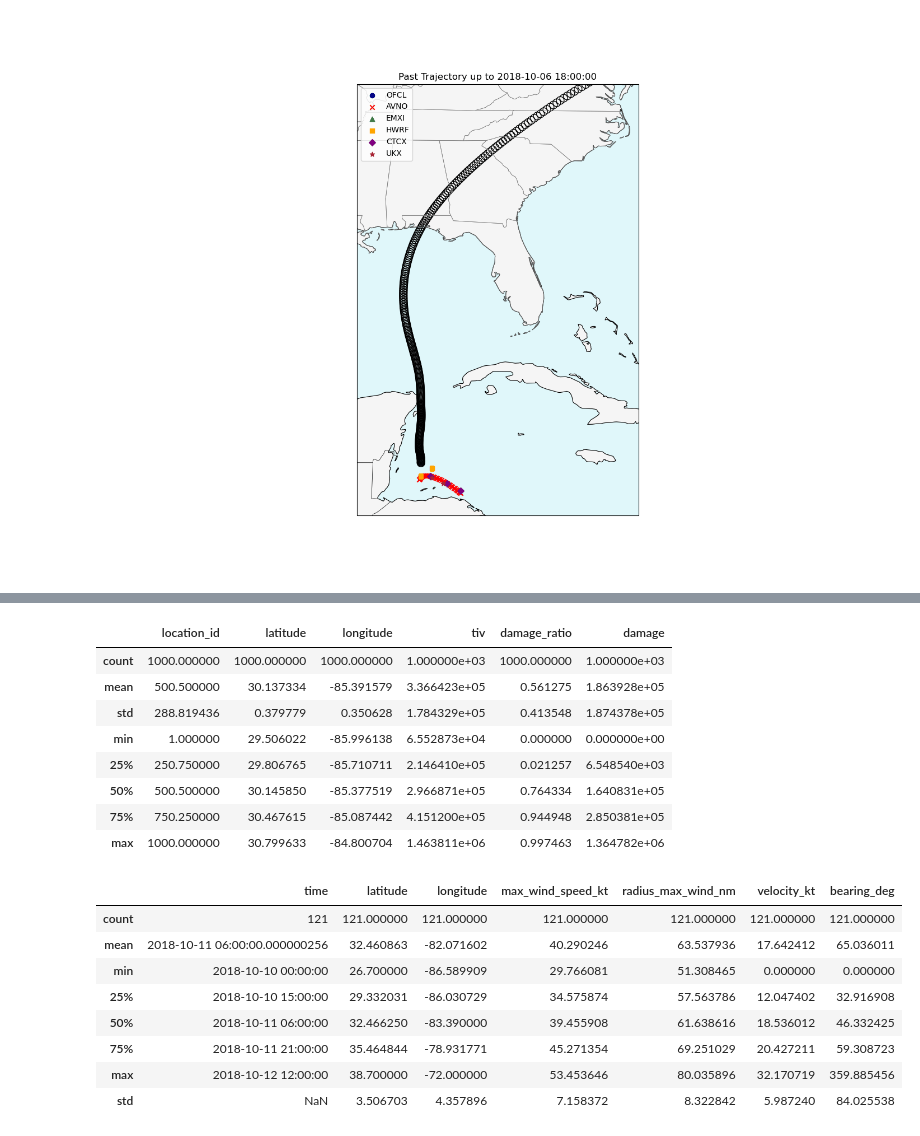
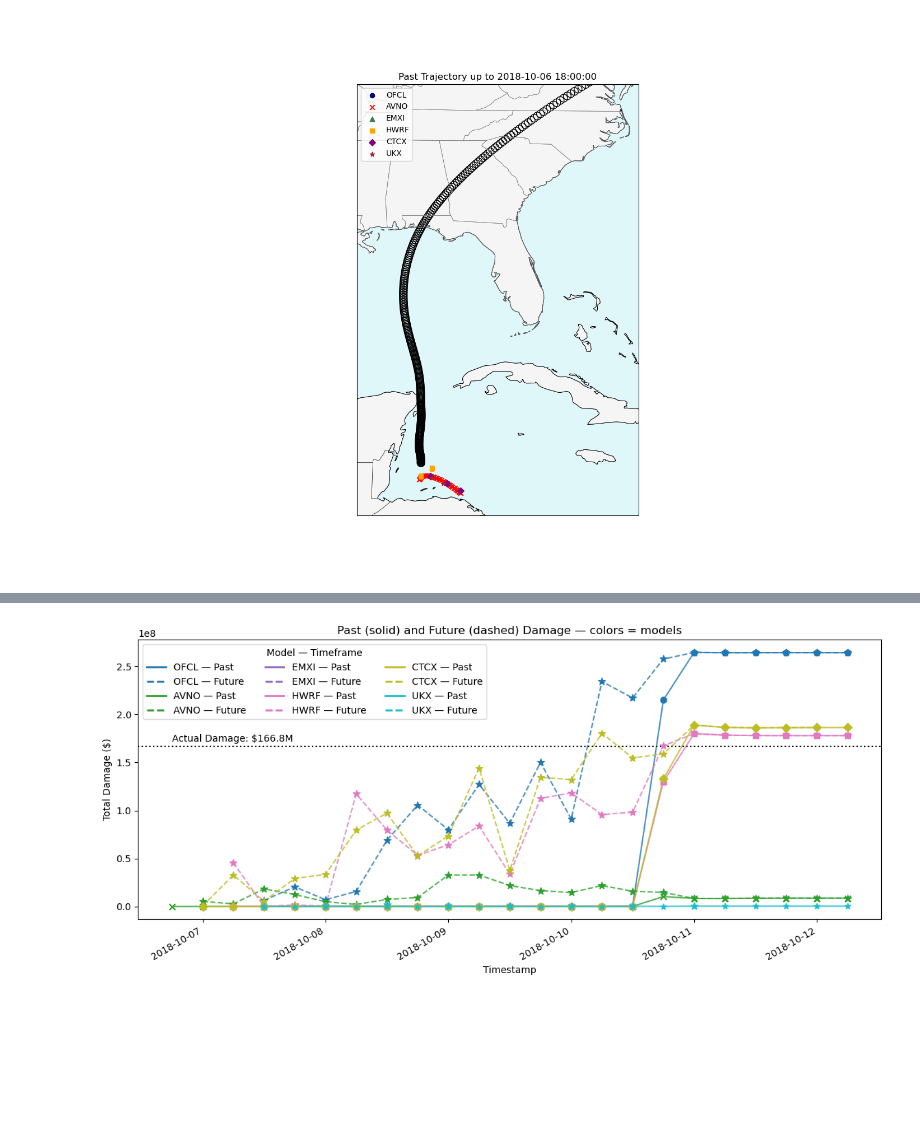
Before and after one commit to christianwirths/NatCat, a Jupyter notebook: notebooks/nb2_realtime_TC_loss.ipynb, the cells around one changed output, grey strips where cells are left out. Drawn from its saved outputs; the diff is of its cells as text; code cells hidden in the pictures; blank space fills up the shorter version.

Commit message:
TC_loss_A_deck + animation

```diff
--- a/notebooks/nb2_realtime_TC_loss.ipynb
+++ b/notebooks/nb2_realtime_TC_loss.ipynb
@@ -279,6 +205,4 @@ def impact_tc_A_deck(df_tc_A_deck, housing_portfolio,timestamp=None, trusted_mod
 
 
     return past_damages, future_damages, history_avail, future_avail
-# %%
-past_damages, future_damages, history_avail, future_avail = impact_tc_A_deck(df_forcast, housing_portfolio, timestamp='2018-10-10 00:00:00')
 # %%
@@ -328,12 +252,0 @@ Timestamp: 2018-10-12 06:00:00, Model: UKX, Past Damage: 316843.4634597843
-# %%
-# Plot past and future loss for each model over time
-import matplotlib.pyplot as plt
-cols = plt.cm.get_cmap('tab10', len(trusted_models))
-for i, model in enumerate(trusted_models):
-    plt.plot(past_loss.index, past_loss[model], label=f'Past Loss - {model}', color=cols(i))
-    plt.plot(future_loss.index, future_loss[model], linestyle='--', label=f'Future Loss - {model}', color=cols(i))
-
-plt.xlabel('Timestamp')
-plt.ylabel('Total Damage ($)')
-plt.title('Past and Future Tropical Cyclone Damage Estimates by Model')
-plt.legend()
@@ -343,12 +253,44 @@ plt.legend()
 # %%
-past_damages[4].describe()
+# Visualize the results: colored lines for each model (solid = past, dashed = future)
+from matplotlib.lines import Line2D
+import matplotlib.pyplot as plt
+
+fig, ax = plt.subplots(figsize=(14,6))
+cols = plt.cm.get_cmap('tab10', len(trusted_models))
+markers = ['o','x','^','s','D','*']
+
+# Plot colored lines for each model: solid = past, dashed = future.
+for i, model in enumerate(trusted_models):
+    color = cols(i)
+    ax.plot(past_loss.index, past_loss[model], color=color, linewidth=1.5, alpha=0.8, linestyle='-')
+    #ax.plot(future_loss.index, future_loss[model], color=color, linewidth=1.5, alpha=0.8, linestyle='--')
+    ax.scatter(past_loss.index, past_loss[model], color=color, marker=markers[i % len(markers)], s=40, zorder=3)
+    #ax.scatter(future_loss.index, future_loss[model], color=color, marker='x', s=50, zorder=3)
+    ax.plot(history_aware_future_loss.index, history_aware_future_loss[model], color=color, linewidth=1.5, alpha=0.8, linestyle='--')
+    ax.scatter(history_aware_future_loss.index, history_aware_future_loss[model], color=color, marker='*', s=60, zorder=3)
+
+    # ax.plot(past_loss.index, past_loss[model], color=color, linewidth=1.5, alpha=0.8, linestyle='-')
+    # ax.plot(future_loss.index, past_loss[model]+future_loss[model], color=color, linewidth=1.5, alpha=0.8, linestyle='--')
+    # ax.scatter(past_loss.index, past_loss[model], color=color, marker=markers[i % len(markers)], s=40, zorder=3)
+    # ax.scatter(future_loss.index, past_loss[model]+future_loss[model], color=color, marker='x', s=50, zorder=3)
+
+# Single aggregated legend: each entry shows model color + linestyle for past/future
+handles = []
+labels = []
+for i, model in enumerate(trusted_models):
+    color = cols(i)
+    handles.append(Line2D([0],[0], color=color, lw=2, linestyle='-'))
+    labels.append(f"{model} — Past")
+    handles.append(Line2D([0],[0], color=color, lw=2, linestyle='--'))
+    labels.append(f"{model} — Future")
+
+ax.legend(handles, labels, title='Model — Timeframe', ncol=3, loc='upper left', bbox_to_anchor=(0,1))
+ax.axhline(y=166832860.59, color='k', linestyle=':', label='Actual Damage')
+ax.text(future_loss.index[0], 170000000, 'Actual Damage: $166.8M', color='k', fontsize=10, va='bottom', ha='left')
+ax.set_xlabel('Timestamp')
+ax.set_ylabel('Total Damage ($)')
+ax.set_title('Past (solid) and Future (dashed) Damage — colors = models')
+fig.autofmt_xdate()
+plt.show()
 # %% [output]
-|  | location_id | latitude | longitude | tiv | damage_ratio | damage |
-| count | 1000.000000 | 1000.000000 | 1000.000000 | 1.000000e+03 | 1000.000000 | 1.000000e+03 |
-| mean | 500.500000 | 30.137334 | -85.391579 | 3.366423e+05 | 0.561275 | 1.863928e+05 |
-| std | 288.819436 | 0.379779 | 0.350628 | 1.784329e+05 | 0.413548 | 1.874378e+05 |
-| min | 1.000000 | 29.506022 | -85.996138 | 6.552873e+04 | 0.000000 | 0.000000e+00 |
-| 25% | 250.750000 | 29.806765 | -85.710711 | 2.146410e+05 | 0.021257 | 6.548540e+03 |
-| 50% | 500.500000 | 30.145850 | -85.377519 | 2.966871e+05 | 0.764334 | 1.640831e+05 |
-| 75% | 750.250000 | 30.467615 | -85.087442 | 4.151200e+05 | 0.944948 | 2.850381e+05 |
-| max | 1000.000000 | 30.799633 | -84.800704 | 1.463811e+06 | 0.997463 | 1.364782e+06 |
+[figure, added]
@@ -357,12 +296,0 @@ df_future_list, df_future_list, history_avail, future_avail = impact_tc_A_deck(d
-# %%
-df_future_list[5].describe()
-# %% [output]
-|  | time | latitude | longitude | max_wind_speed_kt | radius_max_wind_nm | velocity_kt | bearing_deg |
-| count | 121 | 121.000000 | 121.000000 | 121.000000 | 121.000000 | 121.000000 | 121.000000 |
-| mean | 2018-10-11 06:00:00.000000256 | 32.460863 | -82.071602 | 40.290246 | 63.537936 | 17.642412 | 65.036011 |
-| min | 2018-10-10 00:00:00 | 26.700000 | -86.589909 | 29.766081 | 51.308465 | 0.000000 | 0.000000 |
-| 25% | 2018-10-10 15:00:00 | 29.332031 | -86.030729 | 34.575874 | 57.563786 | 12.047402 | 32.916908 |
-| 50% | 2018-10-11 06:00:00 | 32.466250 | -83.390000 | 39.455908 | 61.638616 | 18.536012 | 46.332425 |
-| 75% | 2018-10-11 21:00:00 | 35.464844 | -78.931771 | 45.271354 | 69.251029 | 20.427211 | 59.308723 |
-| max | 2018-10-12 12:00:00 | 38.700000 | -72.000000 | 53.453646 | 80.035896 | 32.170719 | 359.885456 |
-| std | NaN | 3.506703 | 4.357896 | 7.158372 | 8.322842 | 5.987240 | 84.025538 |
```
Also changed, not shown: parts of 16 cells of this notebook, 7 other files.
